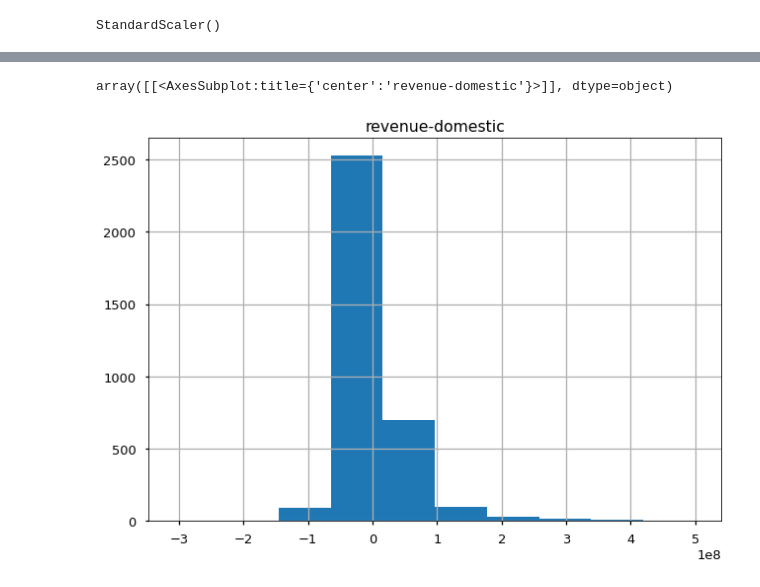
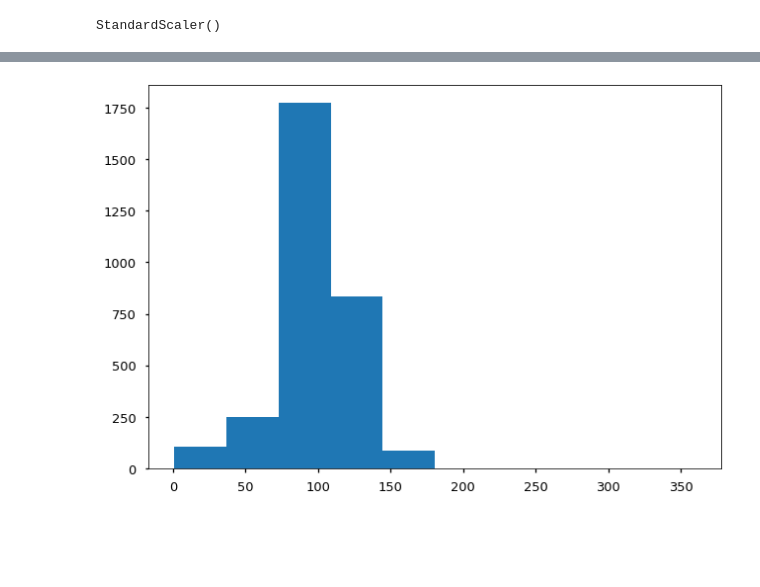
Before and after one commit to cwf231/StudyGroups, a Jupyter notebook: StudyGroupNotes/Phase_2/2.12_distributions.ipynb, the cells around one changed output, grey strips where cells are left out. Cells and saved outputs as stored; diff of their text form; code cells hidden in the pictures; blank space fills up the shorter version.

```diff
--- a/StudyGroupNotes/Phase_2/2.12_distributions.ipynb
+++ b/StudyGroupNotes/Phase_2/2.12_distributions.ipynb
@@ -249,6 +278,5 @@ array([[-3.55127587],
-# %%
-my_col.hist()
-# %% [output]
-array([[<AxesSubplot:title={'center':'revenue-domestic'}>]], dtype=object)
-[figure, removed]
+# %%
+plt.hist(my_col);
+# %% [output]
+[figure, added]
 # %%
```
Also changed, not shown: parts of 24 cells of this notebook, 2 other files.
